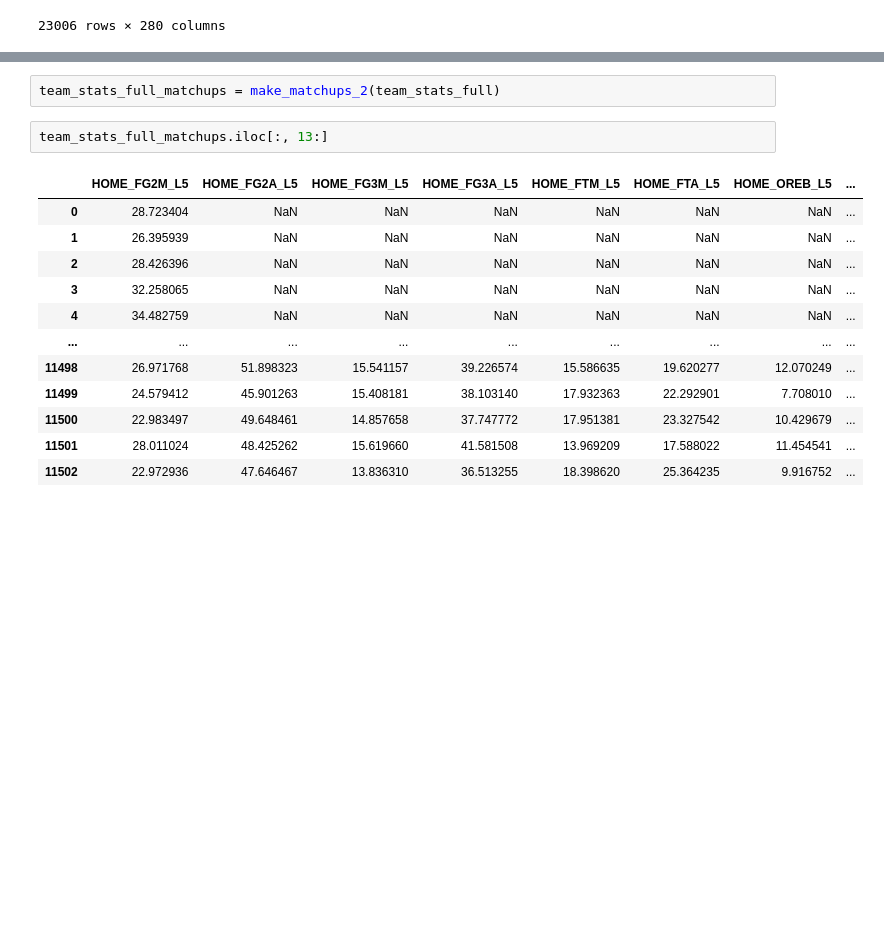
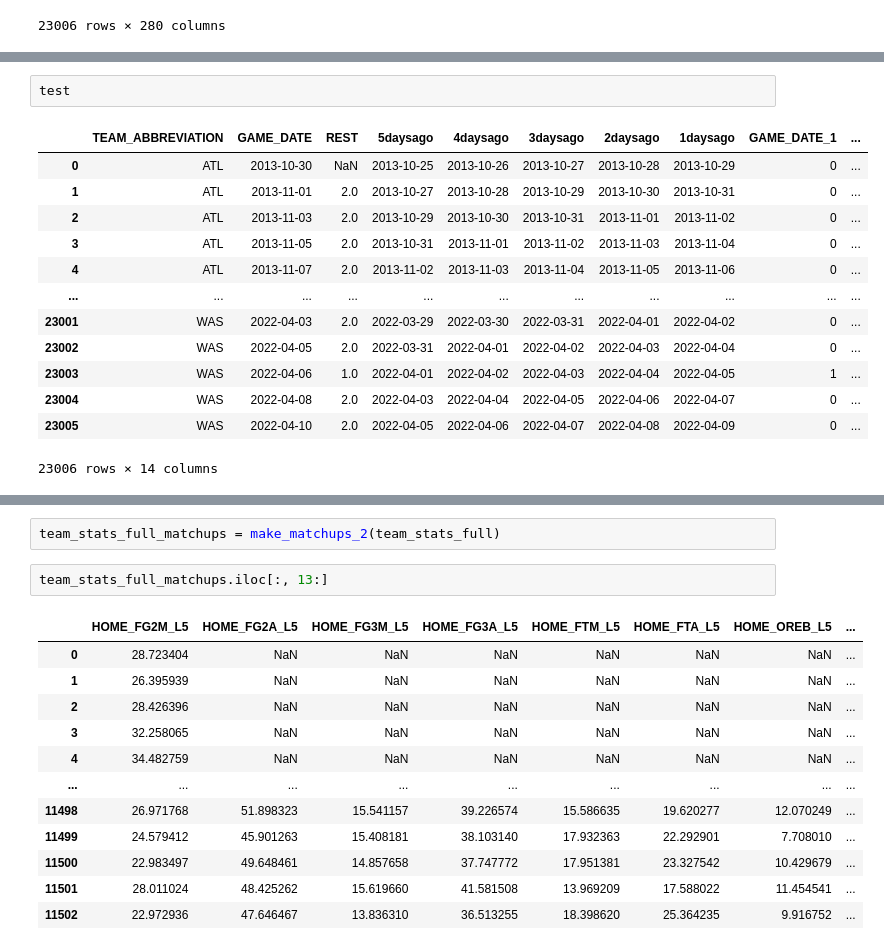
Before and after one commit to jnish23/NBA_Model_V2, a Jupyter notebook: notebooks/predicting_points_scored with_tracking_v2b.ipynb, the cells around one changed output, grey strips where cells are left out. Saved outputs shown, nothing was run; the diff lists cells and outputs as text; blank space fills up the shorter version.

Commit message:
add rest features for trainiing

```diff
--- a/notebooks/predicting_points_scored with_tracking_v2b.ipynb
+++ b/notebooks/predicting_points_scored with_tracking_v2b.ipynb
@@ -893,0 +947,16 @@ team_stats_full = add_rest_days(team_stats_full)
+# %%
+test
+# %% [output]
+|  | TEAM_ABBREVIATION | GAME_DATE | REST | 5daysago | 4daysago | 3daysago | 2daysago | 1daysago | GAME_DATE_1 | ... |
+| 0 | ATL | 2013-10-30 | NaN | 2013-10-25 | 2013-10-26 | 2013-10-27 | 2013-10-28 | 2013-10-29 | 0 | ... |
+| 1 | ATL | 2013-11-01 | 2.0 | 2013-10-27 | 2013-10-28 | 2013-10-29 | 2013-10-30 | 2013-10-31 | 0 | ... |
+| 2 | ATL | 2013-11-03 | 2.0 | 2013-10-29 | 2013-10-30 | 2013-10-31 | 2013-11-01 | 2013-11-02 | 0 | ... |
+| 3 | ATL | 2013-11-05 | 2.0 | 2013-10-31 | 2013-11-01 | 2013-11-02 | 2013-11-03 | 2013-11-04 | 0 | ... |
+| 4 | ATL | 2013-11-07 | 2.0 | 2013-11-02 | 2013-11-03 | 2013-11-04 | 2013-11-05 | 2013-11-06 | 0 | ... |
+| ... | ... | ... | ... | ... | ... | ... | ... | ... | ... | ... |
+| 23001 | WAS | 2022-04-03 | 2.0 | 2022-03-29 | 2022-03-30 | 2022-03-31 | 2022-04-01 | 2022-04-02 | 0 | ... |
+| 23002 | WAS | 2022-04-05 | 2.0 | 2022-03-31 | 2022-04-01 | 2022-04-02 | 2022-04-03 | 2022-04-04 | 0 | ... |
+| 23003 | WAS | 2022-04-06 | 1.0 | 2022-04-01 | 2022-04-02 | 2022-04-03 | 2022-04-04 | 2022-04-05 | 1 | ... |
+| 23004 | WAS | 2022-04-08 | 2.0 | 2022-04-03 | 2022-04-04 | 2022-04-05 | 2022-04-06 | 2022-04-07 | 0 | ... |
+| 23005 | WAS | 2022-04-10 | 2.0 | 2022-04-05 | 2022-04-06 | 2022-04-07 | 2022-04-08 | 2022-04-09 | 0 | ... |
+23006 rows × 14 columns
```
Also changed, not shown: parts of 10 cells of this notebook, 9 other files.
